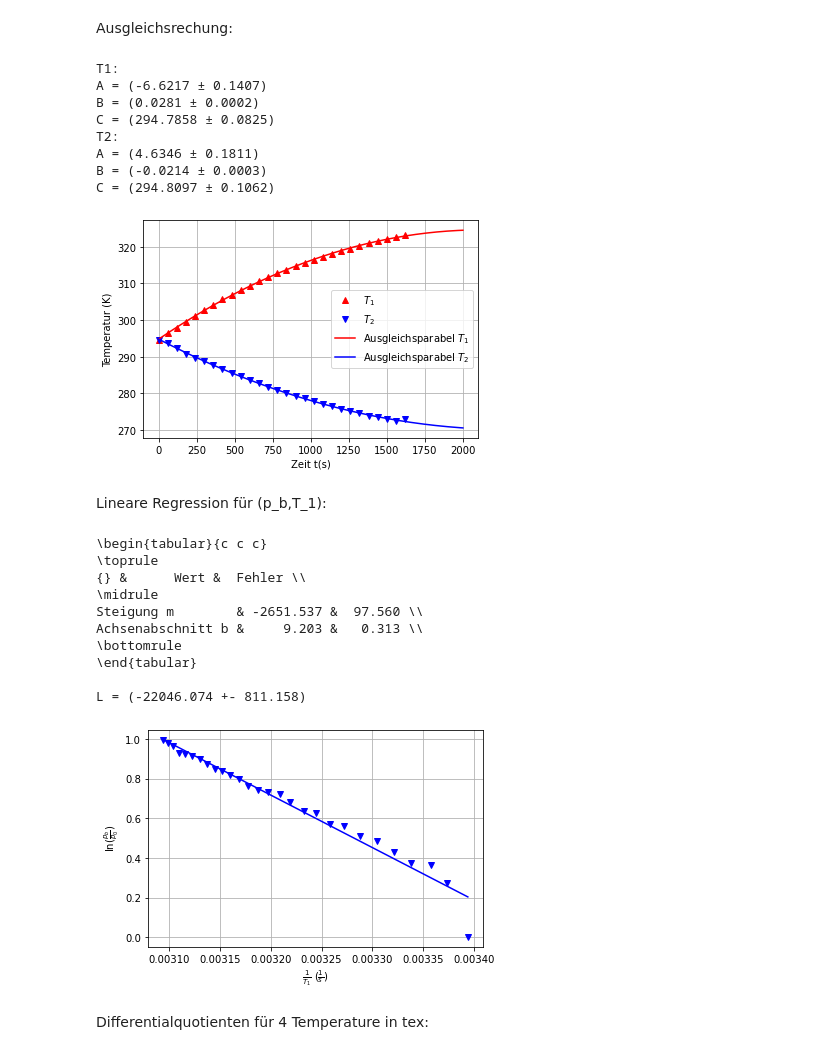
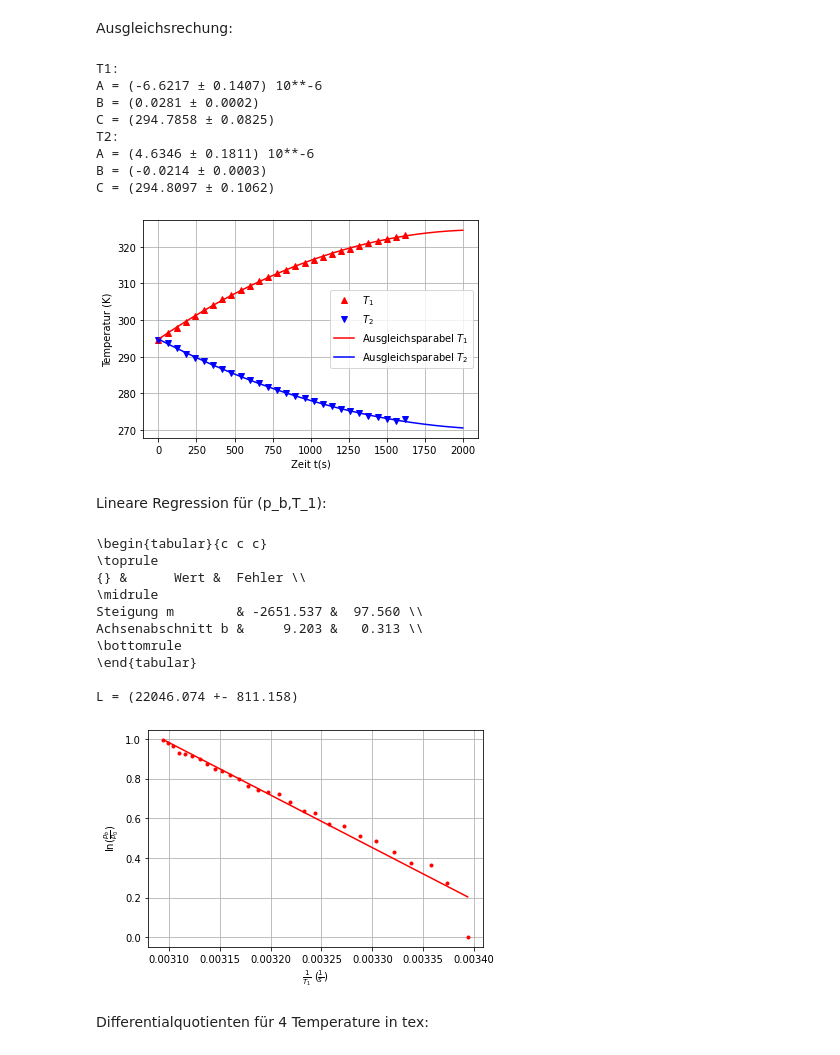
Before and after one commit to waerther/grundpraktikum1, a Jupyter notebook: v206/temp.ipynb, the cells around one changed output. Drawn from its saved outputs; the diff is of its cells as text; code cells hidden in the pictures.

```diff
--- a/v206/temp.ipynb
+++ b/v206/temp.ipynb
@@ -23,6 +23,8 @@ Ausgleichsrechung:
 from scipy.optimize import curve_fit
 from decimal import Decimal
 import pandas as pd
+from uncertainties import ufloat # Für den Gaußfehler (?)
+
 # Nicht-lineare Ausgleichsfunktion
 def f(x, a, b, c):
     return a* (x**2) + b * x + c
@@ -45,12 +47,12 @@ fa1_mu = fa1*10**6
 fa2_mu = fa2*10**6
 
 print('T1:')
-print('A = (%.4f ± %.4f)' % (a1_mu, fa1_mu)) # mu = 10**6
+print('A = (%.4f ± %.4f) 10**-6' % (a1_mu, fa1_mu)) # mu = 10**-6
 print('B = (%.4f ± %.4f)' % (b1, fb1))
 print('C = (%.4f ± %.4f)' % (c1, fc1))
 
 print("T2:")
-print('A = (%.4f ± %.4f)' % (a2_mu, fa2_mu)) # mu = 10**6
+print('A = (%.4f ± %.4f) 10**-6' % (a2_mu, fa2_mu)) # mu = 10**-6
 print('B = (%.4f ± %.4f)' % (b2, fb2))
 print('C = (%.4f ± %.4f)' % (c2, fc2))
 
@@ -67,11 +69,11 @@ plt.legend(loc="best")
 plt.grid(True)
 # %% [output]
 T1:
-A = (-6.6217 ± 0.1407)
+A = (-6.6217 ± 0.1407) 10**-6
 B = (0.0281 ± 0.0002)
 C = (294.7858 ± 0.0825)
 T2:
-A = (4.6346 ± 0.1811)
+A = (4.6346 ± 0.1811) 10**-6
 B = (-0.0214 ± 0.0003)
 C = (294.8097 ± 0.1062)
 [figure]
@@ -86,7 +88,7 @@ rT1 = 1/T1
 p0 = pb[0]
 xx = rT1
 yy = np.log((pb/p0))
-plt.plot(xx, yy, 'vb')
+plt.plot(xx, yy, '.r')
 
 # Nicht-lineare Ausgleichsfunktion
 def g(x, a, b):
@@ -95,37 +97,37 @@ def g(x, a, b):
 para, pcov = curve_fit(g, rT1, yy)
 pcov = np.sqrt(np.diag(pcov))
 para = np.round(para, 3)
 pcov = np.round(pcov, 3)
 a, b = para
 fa, fb = pcov
 R = 8.3144508
 
 dreg = {'Wert': para, 'Fehler': pcov}
 dfreg = pd.DataFrame(data = dreg, index = ['Steigung m', 'Achsenabschnitt b'])
 print(dfreg.to_latex(index = True, column_format= "c c c"))
-plt.plot(rT1, g(rT1, a, b), '-b')
+plt.plot(rT1, g(rT1, a, b), '-r')
 
 plt.xlabel(r'$\frac{1}{T_{1}}$ ($\frac{1}{s}$)')
 plt.ylabel(r'ln($\frac{p_{b}}{p_{0}}$)')
 
 plt.grid(True)
 
-ba = a*R
+ba = -a*R
 bfa =  fa*R
 L = ba
 print('L = (%.3f +- %.3f)' % (ba, bfa))
 # %% [output]
 \begin{tabular}{c c c}
 \toprule
 {} &      Wert &  Fehler \\
 \midrule
 Steigung m        & -2651.537 &  97.560 \\
 Achsenabschnitt b &     9.203 &   0.313 \\
 \bottomrule
 \end{tabular}
 
-L = (-22046.074 +- 811.158)
+L = (22046.074 +- 811.158)
-[figure, old version]
+[figure, new version]
 # %% [markdown]
 Differentialquotienten für 4 Temperature in tex:
 # %%
```
Also changed, not shown: parts of 4 cells of this notebook, 5 other files.
